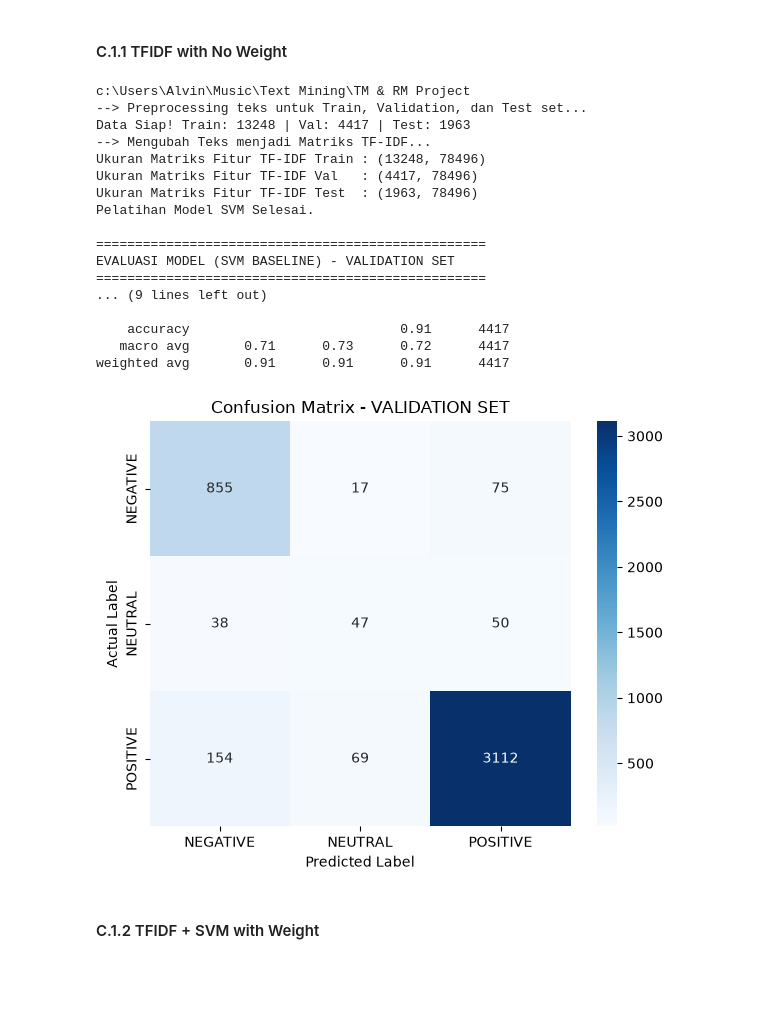
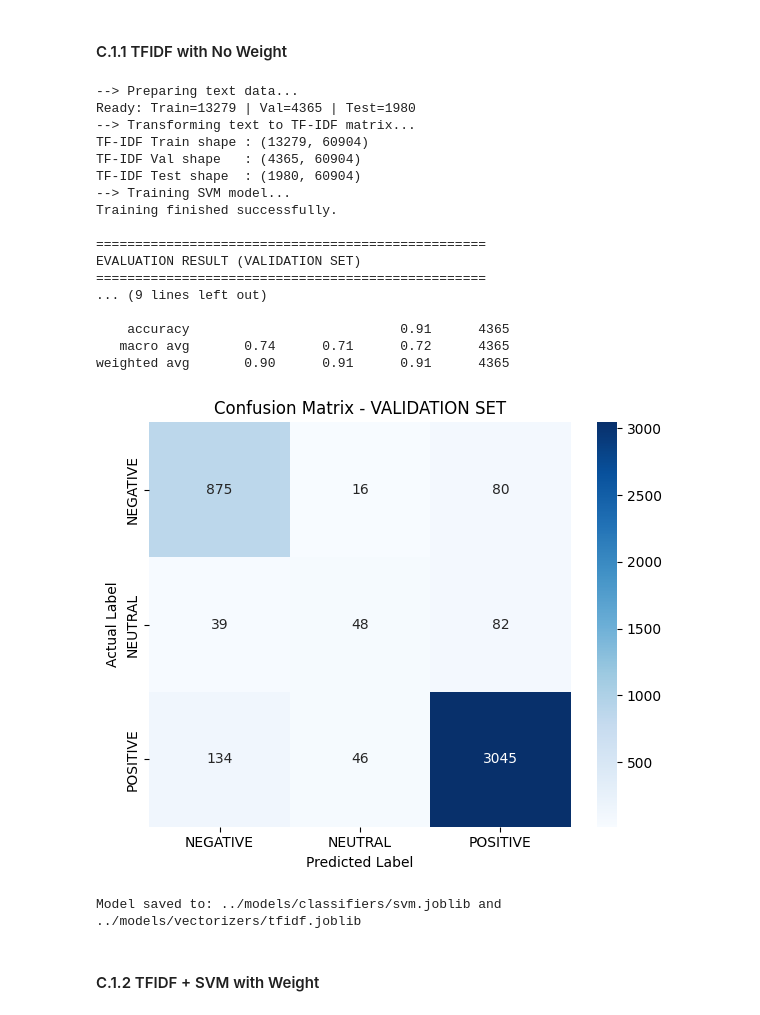
Before and after one commit to AlvinWjy25/telemedicine-sentiment-analysis-MTL, a Jupyter notebook: notebook/EDA.ipynb, the cells around one changed output. Saved outputs shown, nothing was run; the diff lists cells and outputs as text; code cells hidden in the pictures; blank space fills up the shorter version.

```diff
--- a/notebook/EDA.ipynb
+++ b/notebook/EDA.ipynb
@@ -1012,0 +1455,12 @@ Sastrawi: 123 ['tidak', 'belum', 'tapi', 'tetapi', 'namun', 'tanpa']
+# %%
+# Check if any review became completely empty
+empty_mask = df_final["review_cleaned_normed"].str.strip() == ""
+print(f"Empty reviews after cleaning: {empty_mask.sum():,}")
+
+if empty_mask.sum() > 0:
+    # Remove empty reviews so models do not fail
+    df_final = df_final[~empty_mask].copy()
+    train_df = train_df[train_df["review_cleaned_normed"].str.strip() != ""].copy()
+    val_df = val_df[val_df["review_cleaned_normed"].str.strip() != ""].copy()
+    test_df = test_df[test_df["review_cleaned_normed"].str.strip() != ""].copy()
+    print("Empty rows removed from train, val, and test splits.")
@@ -1392,45 +1840,51 @@ Index(['orig_id', 'app_name', 'rating', 'sentiment', 'review_cleaned_normed',
 # %% [markdown]
 #### C.1.1 TFIDF with No Weight
 # %%
-import sys, os
-from pathlib import Path
+# Paths setup
+VECTORIZER_DIR = Path("../models/vectorizers")
+MODEL_DIR = Path("../models/classifiers")
 
-ROOT_DIR = Path().cwd().parent
-print(ROOT_DIR)
-sys.path.insert(0, str(ROOT_DIR))
-from config.config_script import SVM_DIR, TFIDF_DIR
+TFIDF_PATH = VECTORIZER_DIR / "tfidf.joblib"
+SVM_PATH = MODEL_DIR / "svm.joblib"
 
+# Initialize and fit
 pipeline = TFIDF_SVM_Baseline(
     df_train=train_df,
     df_val=val_df,
     df_test=test_df,
-    target_col='sentiment',
-    text_col='review_cleaned_normed',
+    target_col="sentiment",
+    text_col="review_cleaned_normed",
     max_features=100000,
-    weight_col='weight',
-    sample_weight_map=None
-)._fit_pipeline(
-    model_path = SVM_DIR, vec_path=TFIDF_DIR, keep_model = False
+    ngram_range=(1, 2),
+    stop_words=custom_stops,  # uses your custom stop words list
+    do_preprocess=False,  # text is already cleaned
+    sample_weight_map=None,
+).fit_pipeline(
+    model_path=SVM_PATH,
+    vec_path=TFIDF_PATH,
+    keep_model=True,
+    final=False,  # set to True only when you are ready to test on test_df
 )
 # %% [output]
-c:\Users\Alvin\Music\Text Mining\TM & RM Project
---> Preprocessing teks untuk Train, Validation, dan Test set...
-Data Siap! Train: 13248 | Val: 4417 | Test: 1963
---> Mengubah Teks menjadi Matriks TF-IDF...
-Ukuran Matriks Fitur TF-IDF Train : (13248, 78496)
-Ukuran Matriks Fitur TF-IDF Val   : (4417, 78496)
-Ukuran Matriks Fitur TF-IDF Test  : (1963, 78496)
-Pelatihan Model SVM Selesai.
+--> Preparing text data...
+Ready: Train=13279 | Val=4365 | Test=1980
+--> Transforming text to TF-IDF matrix...
+TF-IDF Train shape : (13279, 60904)
+TF-IDF Val shape   : (4365, 60904)
+TF-IDF Test shape  : (1980, 60904)
+--> Training SVM model...
+Training finished successfully.
 
 ==================================================
-EVALUASI MODEL (SVM BASELINE) - VALIDATION SET
+EVALUATION RESULT (VALIDATION SET)
 ==================================================
 ... (9 lines left out)
 
-    accuracy                           0.91      4417
-   macro avg       0.71      0.73      0.72      4417
-weighted avg       0.91      0.91      0.91      4417
+    accuracy                           0.91      4365
+   macro avg       0.74      0.71      0.72      4365
+weighted avg       0.90      0.91      0.91      4365
-[figure, old version]
+[figure, new version]
+Model saved to: ../models/classifiers/svm.joblib and ../models/vectorizers/tfidf.joblib
 # %% [markdown]
 #### C.1.2 TFIDF + SVM with Weight
 # %%
```
Also changed, not shown: parts of 54 cells of this notebook, 6 other files.
